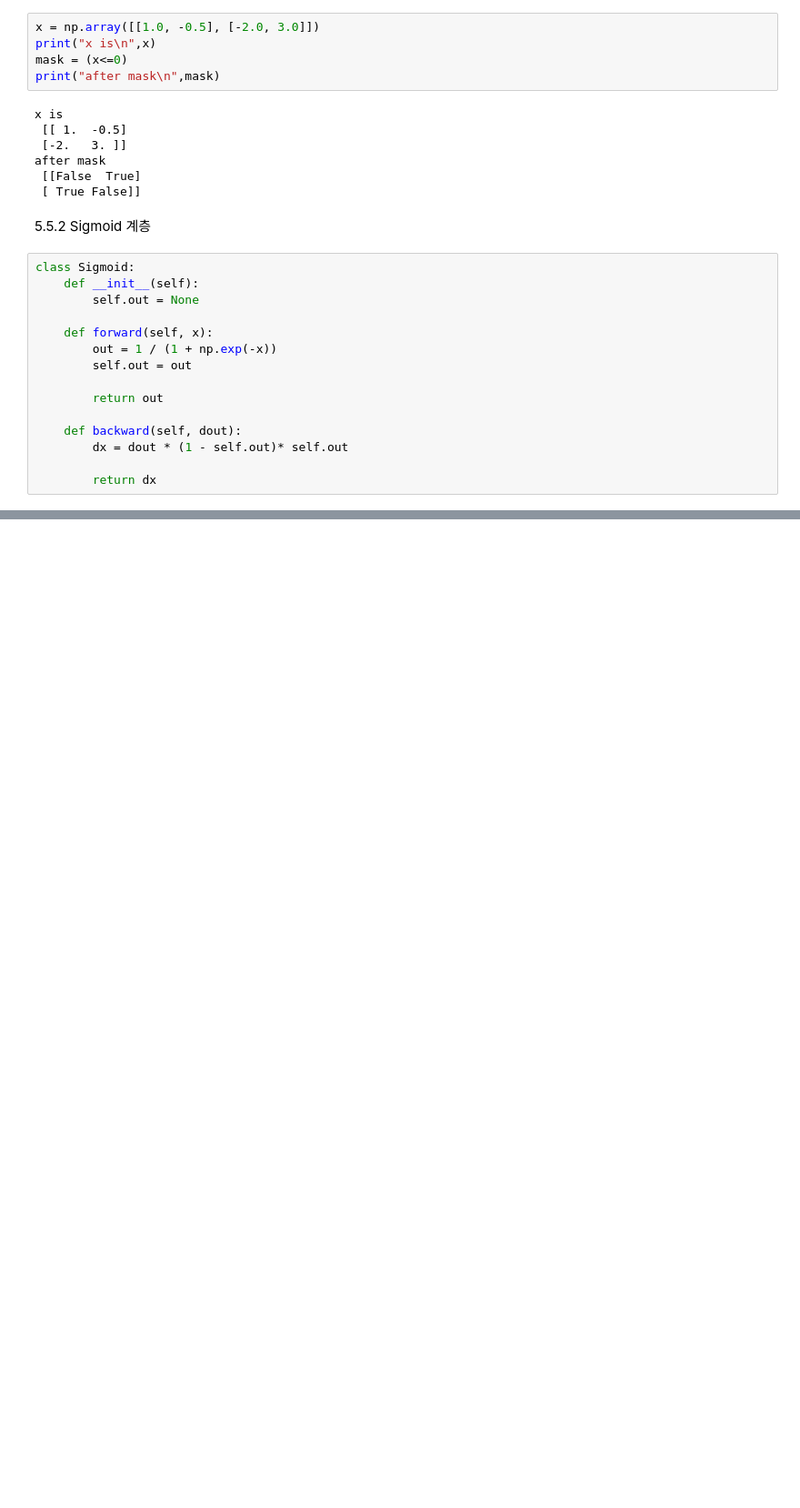
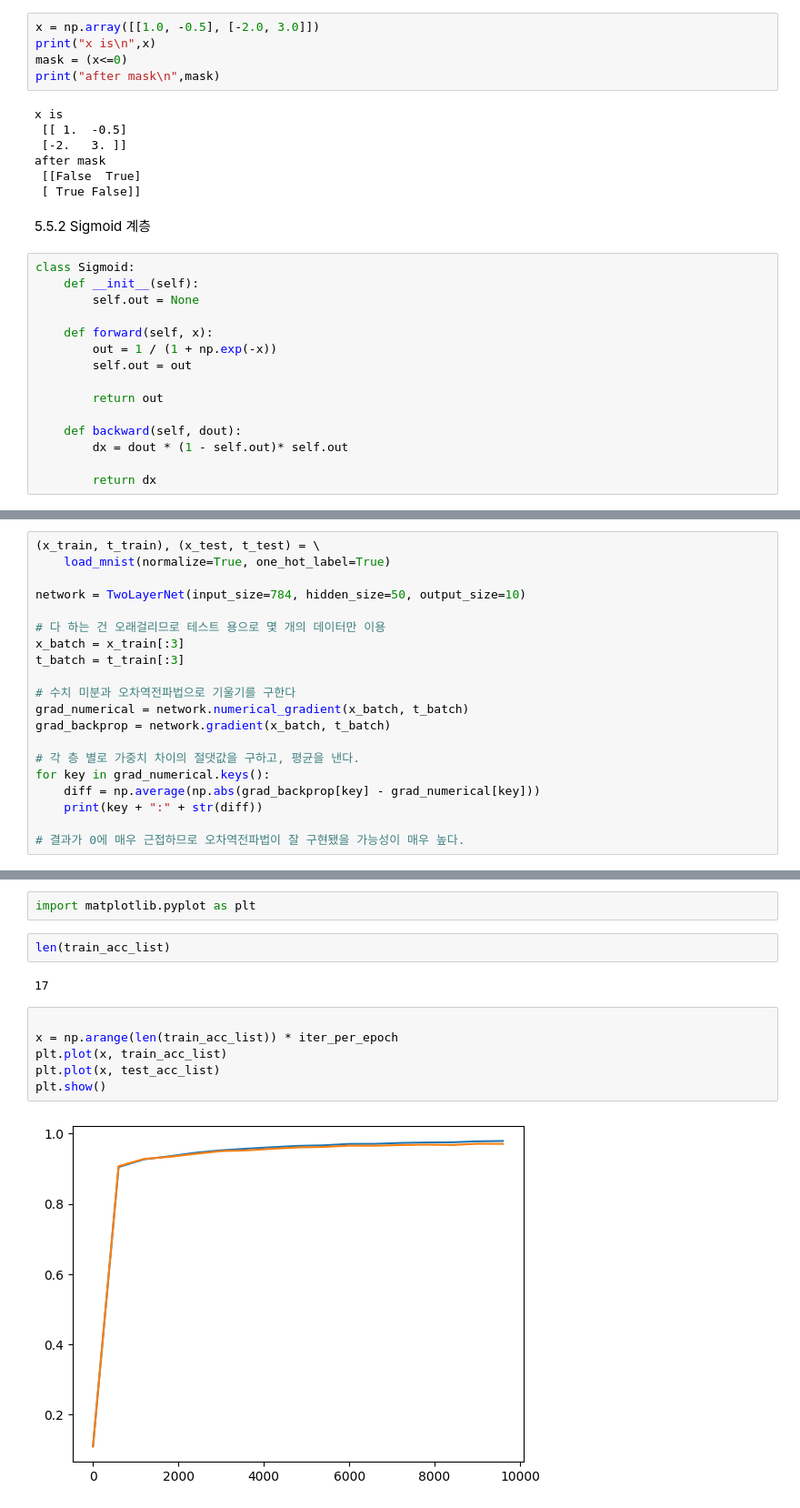
Before and after one commit to sangyeon-park/deep-learning-from-scratch, a Jupyter notebook: ch05/5.ipynb, the cells around one changed output, grey strips where cells are left out. Shown at 91% size. Drawn from its saved outputs; the diff is of its cells as text; blank space fills up the shorter version.

```diff
--- a/ch05/5.ipynb
+++ b/ch05/5.ipynb
@@ -166,0 +319,20 @@ class Sigmoid:
+# %%
+(x_train, t_train), (x_test, t_test) = \
+    load_mnist(normalize=True, one_hot_label=True)
+
+network = TwoLayerNet(input_size=784, hidden_size=50, output_size=10)
+
+# 다 하는 건 오래걸리므로 테스트 용으로 몇 개의 데이터만 이용
+x_batch = x_train[:3]
+t_batch = t_train[:3]
+
+# 수치 미분과 오차역전파법으로 기울기를 구한다
+grad_numerical = network.numerical_gradient(x_batch, t_batch)
+grad_backprop = network.gradient(x_batch, t_batch)
+
+# 각 층 별로 가중치 차이의 절댓값을 구하고, 평균을 낸다.
+for key in grad_numerical.keys():
+    diff = np.average(np.abs(grad_backprop[key] - grad_numerical[key]))
+    print(key + ":" + str(diff))
+
+# 결과가 0에 매우 근접하므로 오차역전파법이 잘 구현됐을 가능성이 매우 높다.
@@ -166,0 +404,14 @@ class Sigmoid:
+# %%
+import matplotlib.pyplot as plt
+# %%
+len(train_acc_list)
+# %% [output]
+17
+# %%
+
+x = np.arange(len(train_acc_list)) * iter_per_epoch
+plt.plot(x, train_acc_list)
+plt.plot(x, test_acc_list)
+plt.show()
+# %% [output]
+[figure, added]
```
Also changed, not shown: parts of 16 cells of this notebook.
